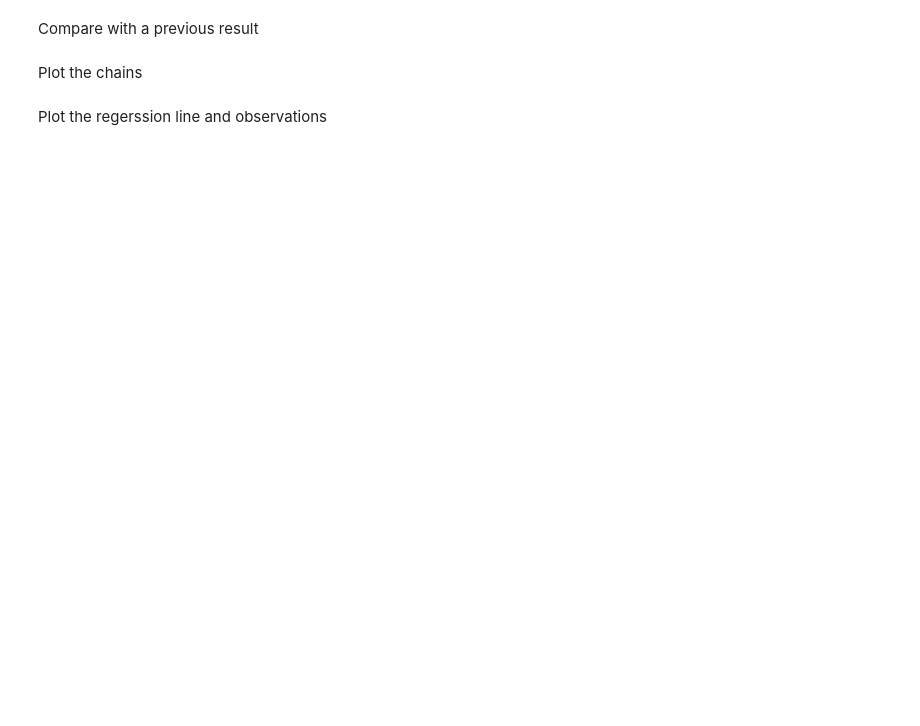
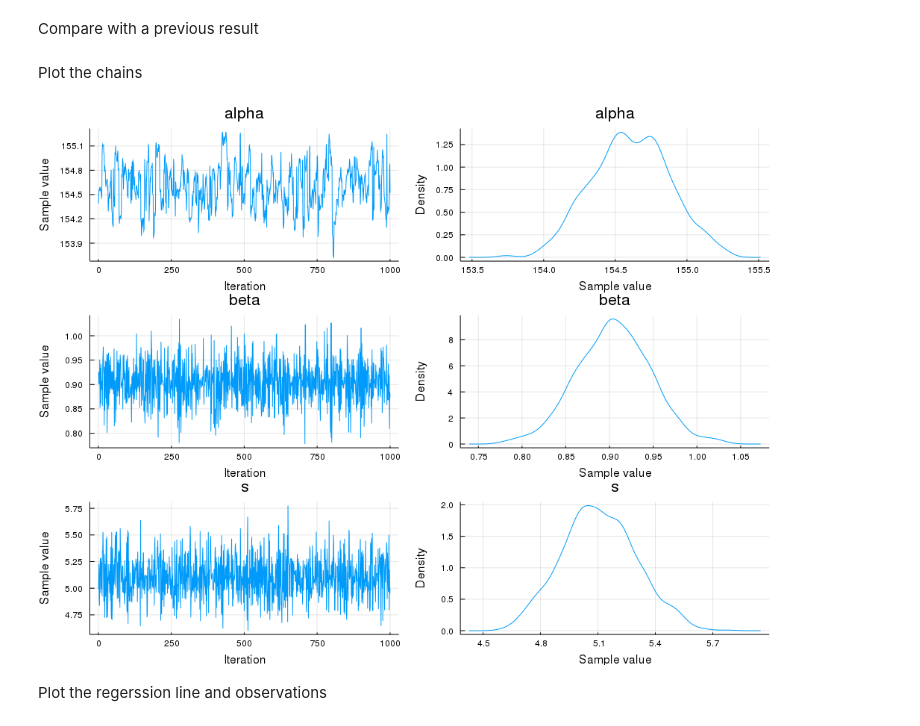
Before and after one commit to StatisticalRethinkingJulia/TuringModels.jl, a Jupyter notebook: notebooks/04/m4.2t.ipynb, the cells around one changed output. Saved outputs shown, nothing was run; the diff lists cells and outputs as text; code cells hidden in the pictures; blank space fills up the shorter version.

```diff
--- a/notebooks/04/m4.2t.ipynb
+++ b/notebooks/04/m4.2t.ipynb
@@ -59,0 +77,9 @@ chn2 = MCMCChains.Chains(chn.value[draws,:,:],
+# %%
+names = ["alpha", "beta", "s"]
+a3d = hcat(chn[:alpha], chn[:beta], chn[:s])
+chn2 = MCMCChains.Chains(a3d[draws,:,:],
+  names,
+  Dict(
+    :parameters => names,
+  )
+)
@@ -88,7 +138,9 @@ sigma   4.7524368   4.9683400   5.0994450   5.2353100   5.5090128
 # %% [markdown]
 Plot the chains
 # %%
-plot(chn3)
+plot(chn2)
+# %% [output]
+[figure, added]
 # %% [markdown]
 Plot the regerssion line and observations
 # %%
```
Also changed, not shown: parts of 8 cells of this notebook, 6 other files.
